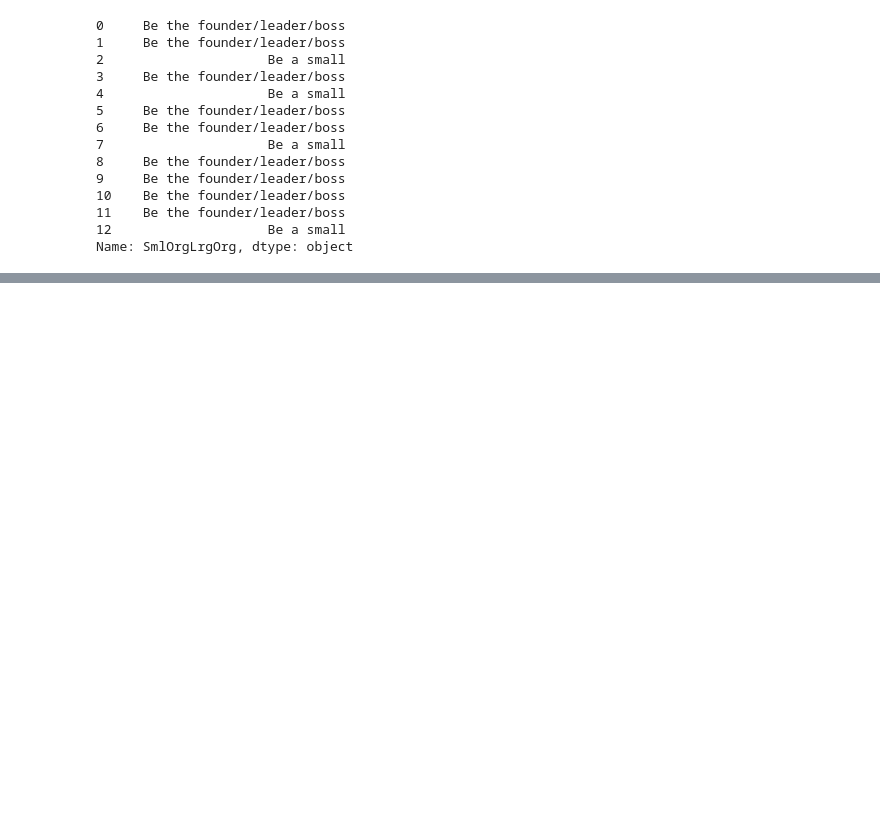
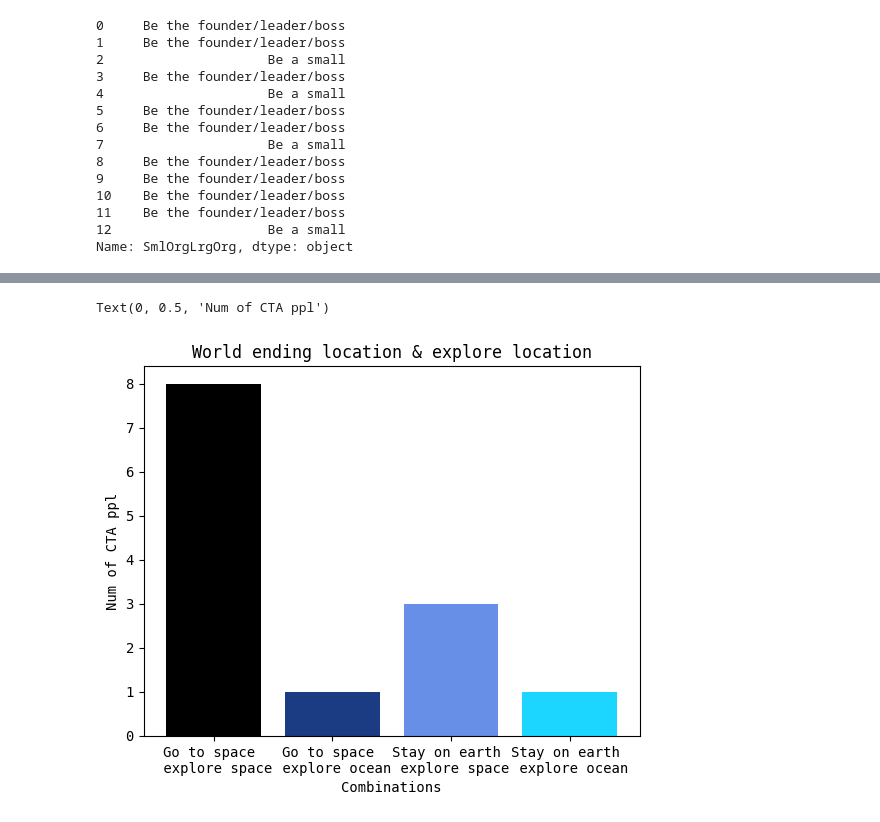
Before and after one commit to jessie-a-liang/data-homework, a Jupyter notebook: Responses.ipynb, the cells around one changed output, grey strips where cells are left out. Cells and saved outputs as stored; diff of their text form; code cells hidden in the pictures; blank space fills up the shorter version.

```diff
--- a/Responses.ipynb
+++ b/Responses.ipynb
@@ -299,0 +414,2 @@ Name: SmlOrgLrgOrg, dtype: object
+# %%
+Responses['SpaceOcean'] = Responses['Would you rather.1']
@@ -299,0 +433,16 @@ Name: SmlOrgLrgOrg, dtype: object
+# %%
+SpaceSpace = len(Responses[(Responses['SpaceEarth'] == 'Go') & (Responses['SpaceOcean'] == 'Explore space')])
+SpaceOcean = len(Responses[(Responses['SpaceEarth'] == 'Go') & (Responses['SpaceOcean'] == 'Explore the deep ocean')])
+EarthSpace = len(Responses[(Responses['SpaceEarth'] == 'Stay') & (Responses['SpaceOcean'] == 'Explore space')])
+EarthOcean = len(Responses[(Responses['SpaceEarth'] == 'Stay') & (Responses['SpaceOcean'] == 'Explore the deep ocean')])
+# %%
+labels = ['Go to space \n explore space', 'Go to space \n explore ocean', 'Stay on earth \n explore space', 'Stay on earth \n explore ocean']
+counts = [SpaceSpace, SpaceOcean, EarthSpace, EarthOcean]
+
+plt.bar(labels, counts, color=['#000000', '#1B3B83', '#688FE7', '#1DD6FF'])
+plt.title('World ending location & explore location')
+plt.xlabel('Combinations')
+plt.ylabel('Num of CTA ppl')
+# %% [output]
+Text(0, 0.5, 'Num of CTA ppl')
+[figure, added]
```
Also changed, not shown: parts of 47 cells of this notebook.
